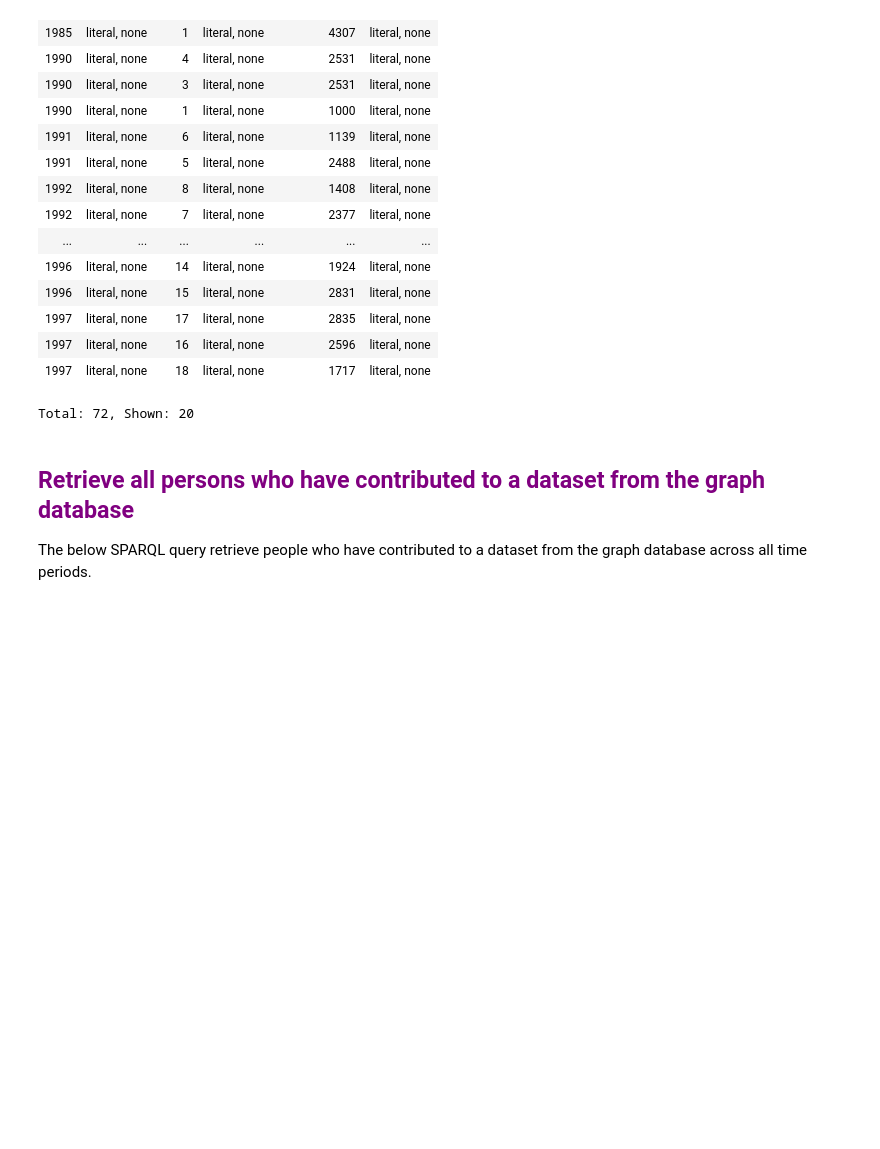
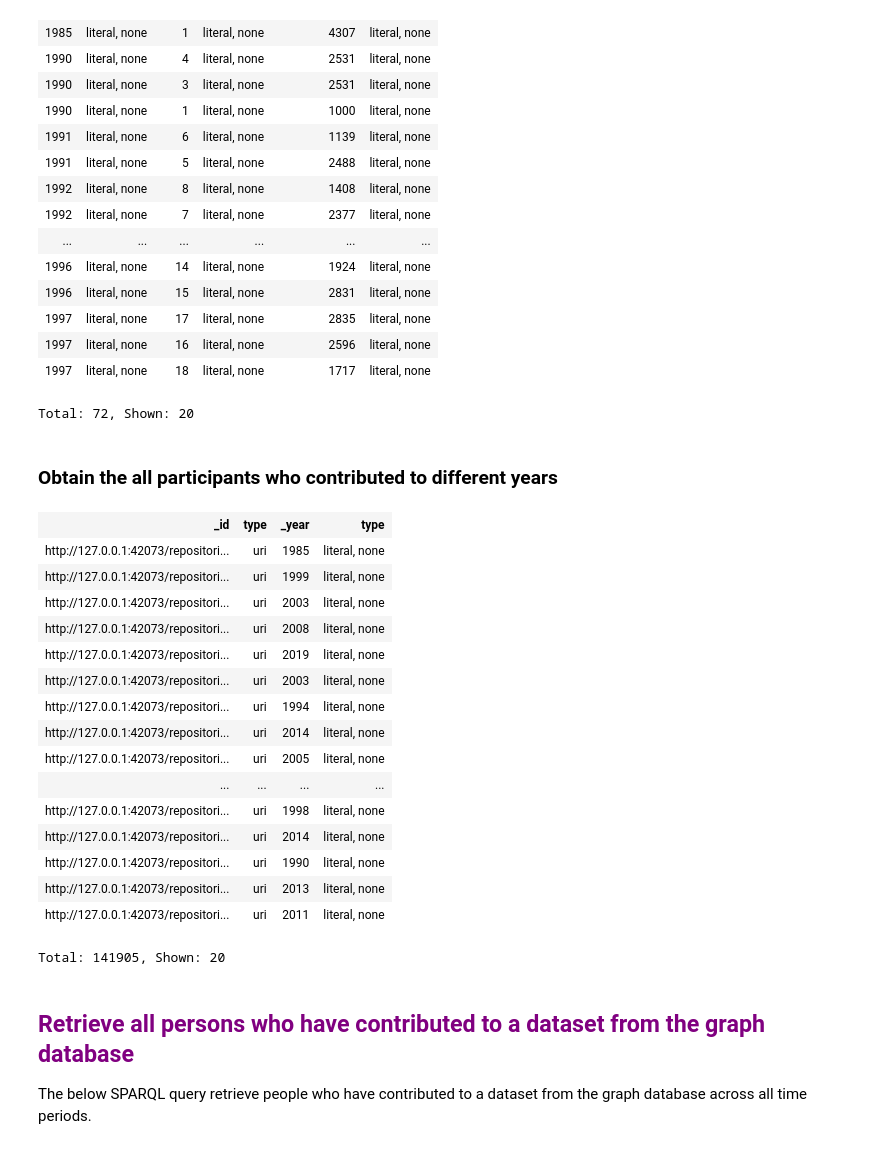
Before and after one commit to tsa-ml/tsa-ml, a Jupyter notebook: SPARQL Queries - Use Cases.ipynb, the cells around one changed output. Saved outputs shown, nothing was run; the diff lists cells and outputs as text; code cells hidden in the pictures; blank space fills up the shorter version.

```diff
--- a/SPARQL Queries - Use Cases.ipynb
+++ b/SPARQL Queries - Use Cases.ipynb
@@ -136,6 +136,36 @@ ORDER BY ?_year
 | 1997 | literal, none | 16 | literal, none | 2596 | literal, none |
 | 1997 | literal, none | 18 | literal, none | 1717 | literal, none |
 Total: 72, Shown: 20
+# %% [markdown]
+### Obtain the all participants who contributed to different years
+# %%
+PREFIX cwork: <http://schema.org/CreativeWork>
+
+SELECT ?_id ?_year
+WHERE{
+    ?subject a ?Dataset ;
+        cwork:contentReferenceTime ?_year ;
+        cwork:contributor ?_contributor .
+    BIND(iri(strafter(?_contributor, ":")) As ?_id)
+}
+# %% [output]
+| _id | type | _year | type |
+| http://127.0.0.1:42073/repositori... | uri | 1985 | literal, none |
+| http://127.0.0.1:42073/repositori... | uri | 1999 | literal, none |
+| http://127.0.0.1:42073/repositori... | uri | 2003 | literal, none |
+| http://127.0.0.1:42073/repositori... | uri | 2008 | literal, none |
+| http://127.0.0.1:42073/repositori... | uri | 2019 | literal, none |
+| http://127.0.0.1:42073/repositori... | uri | 2003 | literal, none |
+| http://127.0.0.1:42073/repositori... | uri | 1994 | literal, none |
+| http://127.0.0.1:42073/repositori... | uri | 2014 | literal, none |
+| http://127.0.0.1:42073/repositori... | uri | 2005 | literal, none |
+| ... | ... | ... | ... |
+| http://127.0.0.1:42073/repositori... | uri | 1998 | literal, none |
+| http://127.0.0.1:42073/repositori... | uri | 2014 | literal, none |
+| http://127.0.0.1:42073/repositori... | uri | 1990 | literal, none |
+| http://127.0.0.1:42073/repositori... | uri | 2013 | literal, none |
+| http://127.0.0.1:42073/repositori... | uri | 2011 | literal, none |
+Total: 141905, Shown: 20
 # %% [markdown]
 ## <font color=purple>Retrieve all persons who have contributed to a dataset from the graph database</font>
 
```
Also changed, not shown: parts of 5 cells of this notebook, 9 other files.
